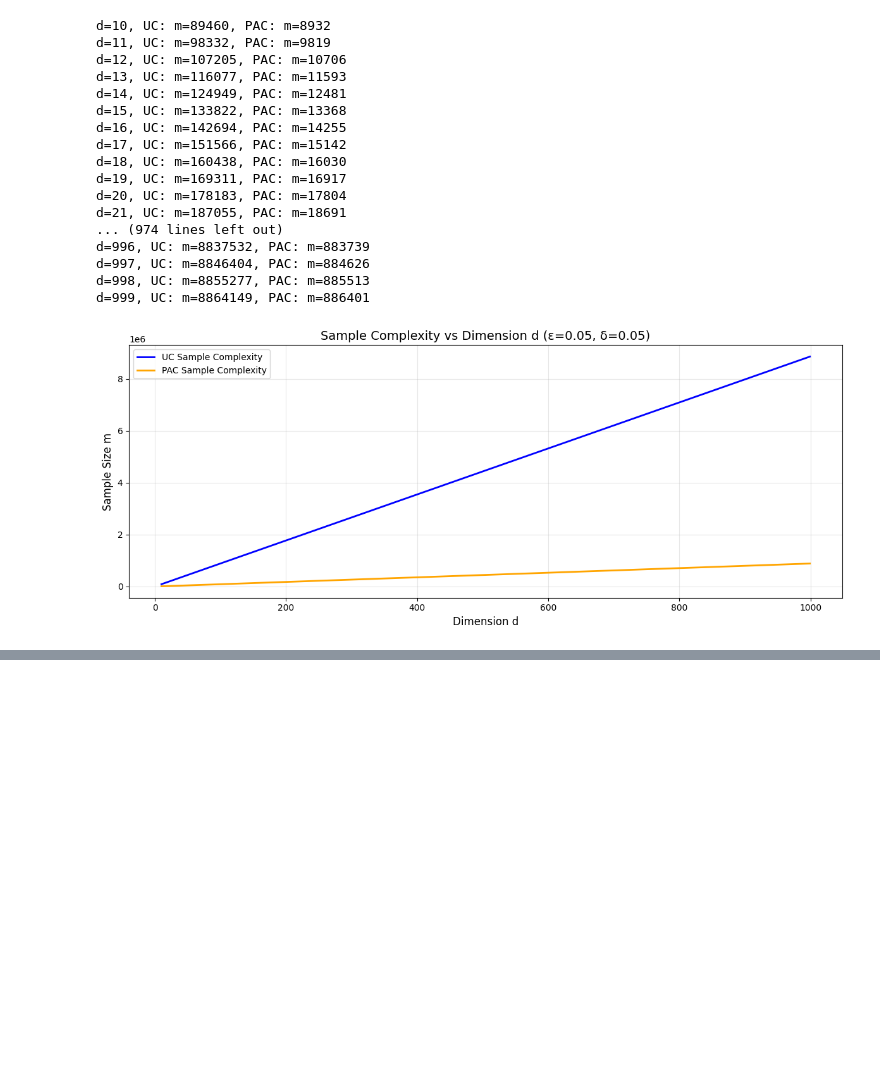
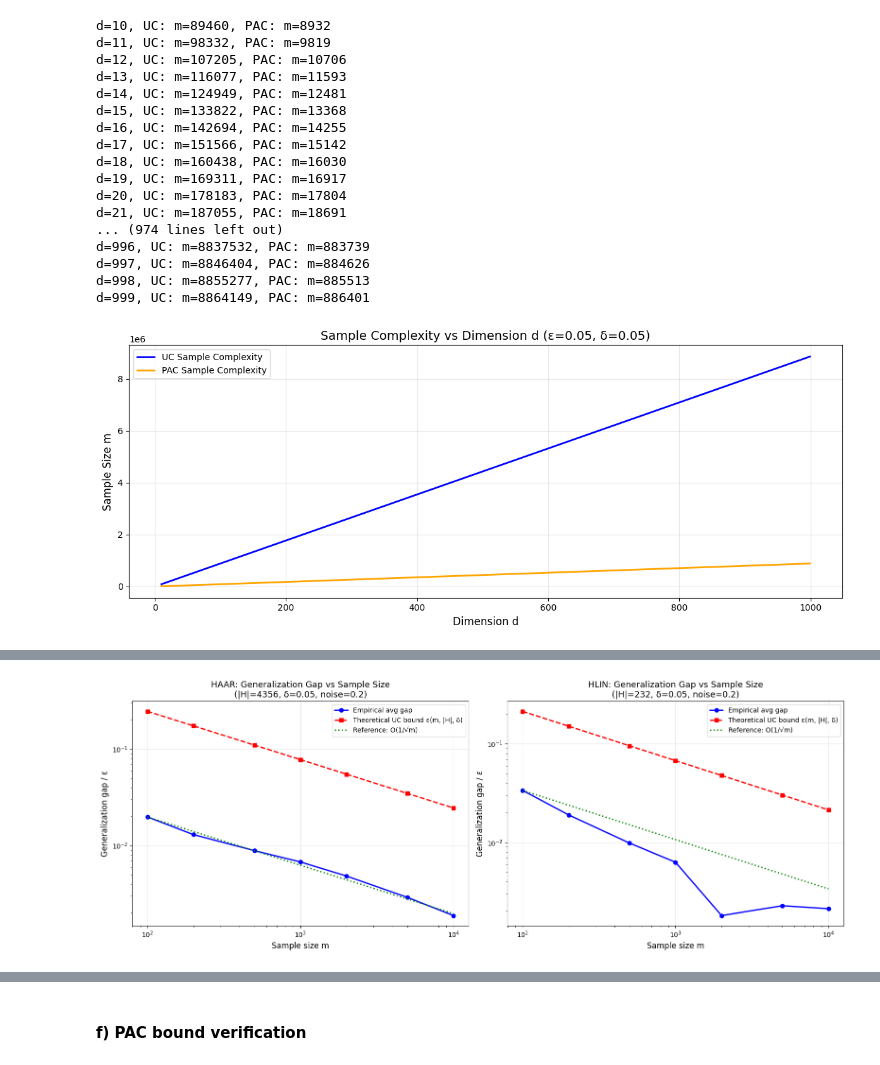
Before and after one commit to ivan-skukan/ML2, a Jupyter notebook: dz1.ipynb, the cells around one changed output, grey strips where cells are left out. Drawn from its saved outputs; the diff is of its cells as text; code cells hidden in the pictures; blank space fills up the shorter version.

```diff
--- a/dz1.ipynb
+++ b/dz1.ipynb
@@ -466,7 +470,8 @@ class FiniteDiscreteDistribution:
             coords = [np.arange(min_val, max_val, step) for _ in range(dimensions)]
             mesh = np.meshgrid(*coords)
             all_points = np.stack(mesh, axis=-1).reshape(-1, dimensions)
-            indices = np.random.choice(len(all_points), size=num_points, replace=False)
+            replace = len(all_points) < num_points
+            indices = np.random.choice(len(all_points), size=num_points, replace=replace)
             self.points = all_points[indices]
         else:
             self.points = np.random.rand(num_points, dimensions)
@@ -541,5 +550,5 @@ from math import comb
 def haar_hypothesis_count(M: int, d: int) -> int:
     return ((M * (M + 1)) // 2) ** d
 
-def hlin_hypothesis_count(d: int) -> int:
+def hlin_hypothesis_count(M: int, d: int) -> int:
     return sum(comb(M, k) for k in range(d + 2))
@@ -764,0 +844,65 @@ L_D(h*): 0.0
+# %%
+fig, axes = plt.subplots(1, 2, figsize=(16, 6))
+
+ax1 = axes[0]
+ax1.plot(sample_sizes, results_haar['avg_gaps'], marker='o', linewidth=2,
+         label='Empirical avg gap', color='blue')
+ax1.plot(sample_sizes, results_haar['theoretical_bounds'], marker='s', linewidth=2,
+         linestyle='--', label=f'Theoretical UC bound ε(m, |H|, δ)', color='red')
+ax1.set_xlabel('Sample size m', fontsize=12)
+ax1.set_ylabel('Generalization gap / ε', fontsize=12)
+ax1.set_title(f'HAAR: Generalization Gap vs Sample Size\n(|H|={card_H_haar}, δ={delta}, noise={noise_level})', fontsize=13)
+ax1.legend()
+ax1.grid(True, alpha=0.3)
+ax1.set_xscale('log')
+ax1.set_yscale('log')
+
+m_ref = np.array(sample_sizes)
+ref_line = results_haar['avg_gaps'][0] * np.sqrt(sample_sizes[0] / m_ref)
+ax1.plot(sample_sizes, ref_line, linestyle=':', linewidth=2,
+         color='green', label='Reference: O(1/√m)')
+ax1.legend()
+
+ax2 = axes[1]
+ax2.plot(sample_sizes, results_hlin['avg_gaps'], marker='o', linewidth=2,
+         label='Empirical avg gap', color='blue')
+ax2.plot(sample_sizes, results_hlin['theoretical_bounds'], marker='s', linewidth=2,
+         linestyle='--', label=f'Theoretical UC bound ε(m, |H|, δ)', color='red')
+ax2.set_xlabel('Sample size m', fontsize=12)
+ax2.set_ylabel('Generalization gap / ε', fontsize=12)
+ax2.set_title(f'HLIN: Generalization Gap vs Sample Size\n(|H|={card_H_hlin}, δ={delta}, noise={noise_level})', fontsize=13)
+ax2.legend()
+ax2.grid(True, alpha=0.3)
+ax2.set_xscale('log')
+ax2.set_yscale('log')
+
+ref_line_hlin = results_hlin['avg_gaps'][0] * np.sqrt(sample_sizes[0] / m_ref)
+ax2.plot(sample_sizes, ref_line_hlin, linestyle=':', linewidth=2,
+         color='green', label='Reference: O(1/√m)')
+ax2.legend()
+
+plt.tight_layout()
+plt.show()
+
+print("\n" + "="*70)
+print("ANALYSIS OF O(1/√m) CONVERGENCE RATE")
+print("="*70)
+
+print("\nTheoretical UC bound: ε(m, |H|, δ) = √[(1/(2m)) * log(2|H|/δ)]")
+print("This gives us ε(m) ∝ 1/√m, confirming the O(1/√m) rate.\n")
+
+print("HAAR Hypothesis Class:")
+print(f"  As m increases from {sample_sizes[0]} to {sample_sizes[-1]}:")
+print(f"    - Theoretical bound decreases from {results_haar['theoretical_bounds'][0]:.4f} to {results_haar['theoretical_bounds'][-1]:.4f}")
+print(f"    - Empirical gap decreases from {results_haar['avg_gaps'][0]:.4f} to {results_haar['avg_gaps'][-1]:.4f}")
+ratio_haar = (results_haar['avg_gaps'][0] / results_haar['avg_gaps'][-1]) / np.sqrt(sample_sizes[-1] / sample_sizes[0])
+print(f"    - Ratio of empirical decrease to √(m_max/m_min) = {ratio_haar:.2f}")
+
+print("\nHLIN Hypothesis Class:")
+print(f"  As m increases from {sample_sizes[0]} to {sample_sizes[-1]}:")
+print(f"    - Theoretical bound decreases from {results_hlin['theoretical_bounds'][0]:.4f} to {results_hlin['theoretical_bounds'][-1]:.4f}")
+print(f"    - Empirical gap decreases from {results_hlin['avg_gaps'][0]:.4f} to {results_hlin['avg_gaps'][-1]:.4f}")
+ratio_hlin = (results_hlin['avg_gaps'][0] / results_hlin['avg_gaps'][-1]) / np.sqrt(sample_sizes[-1] / sample_sizes[0])
+print(f"    - Ratio of empirical decrease to √(m_max/m_min) = {ratio_hlin:.2f}")
+# %% [output]
+[figure, added]
@@ -764,0 +927,2 @@ L_D(h*): 0.0
+# %% [markdown]
+#### f) PAC bound verification
```
Also changed, not shown: parts of 12 cells of this notebook, 1 other file.
